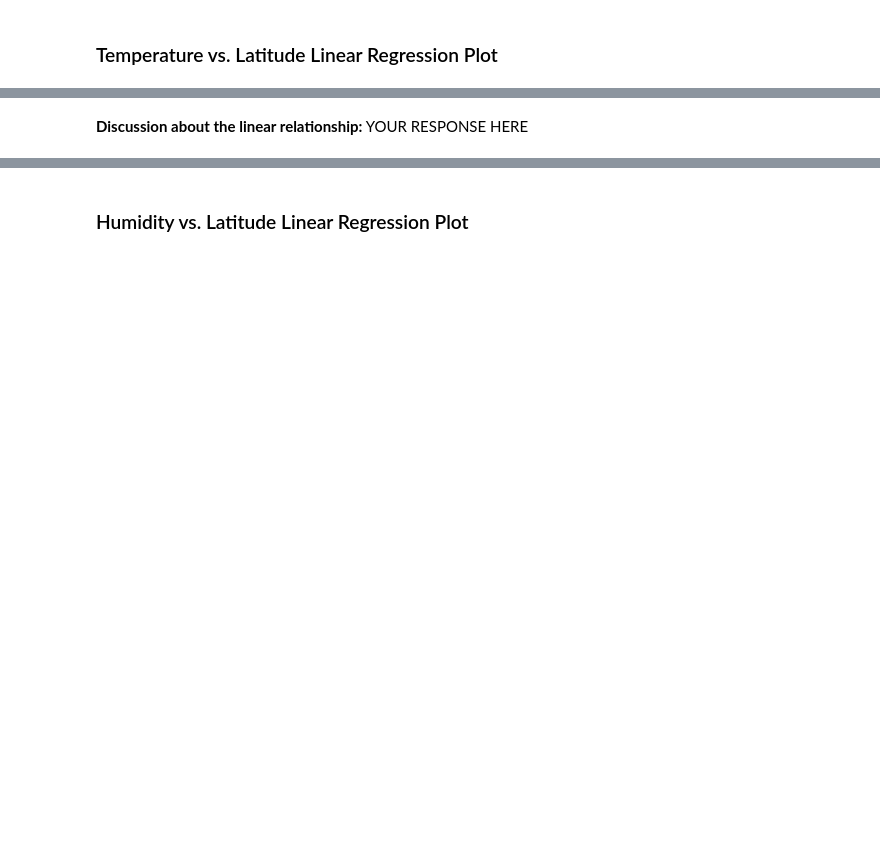
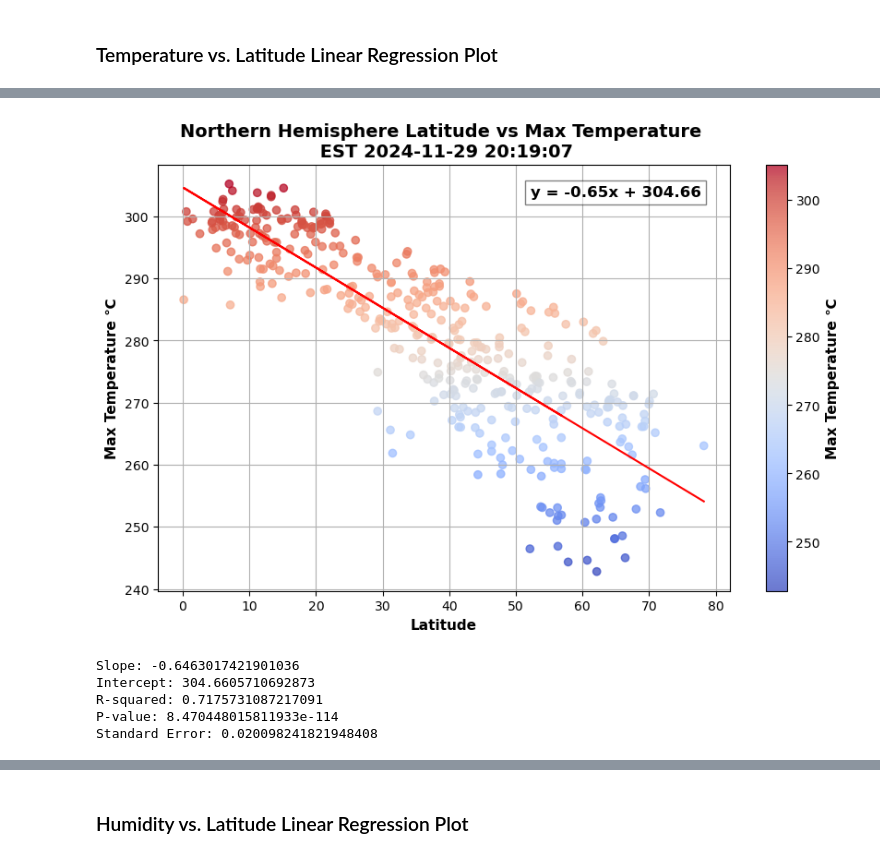
Before and after one commit to Saurabh-Lakhanpal/python-api-challenge, a Jupyter notebook: WeatherPy/WeatherPy.ipynb, the cells around one changed output, grey strips where cells are left out. Cells and saved outputs as stored; diff of their text form; code cells hidden in the pictures; blank space fills up the shorter version.

```diff
--- a/WeatherPy/WeatherPy.ipynb
+++ b/WeatherPy/WeatherPy.ipynb
@@ -449,2 +425,19 @@ The r^2-value is: 0.6720220238897325
-# %% [markdown]
-**Discussion about the linear relationship:** YOUR RESPONSE HERE
+# %%
+# Linear regression on Northern Hemisphere
+
+NorthHemiTemp = plot_linear_regression(northern_hemi_df['Lat'],
+                      northern_hemi_df['Max Temp'],
+                      "Latitude",
+                      "Max Temperature \u2103",
+                      f"Northern Hemisphere Latitude vs Max Temperature \n EST {timestamp}",
+                      'coolwarm',
+                      "output_data/NorthHemiTemp.png",
+                      text_x=0.95,
+                      text_y=0.95)
+# %% [output]
+[figure, added]
+Slope: -0.6463017421901036
+Intercept: 304.6605710692873
+R-squared: 0.7175731087217091
+P-value: 8.470448015811933e-114
+Standard Error: 0.020098241821948408
```
Also changed, not shown: parts of 43 cells of this notebook, 21 other files.
